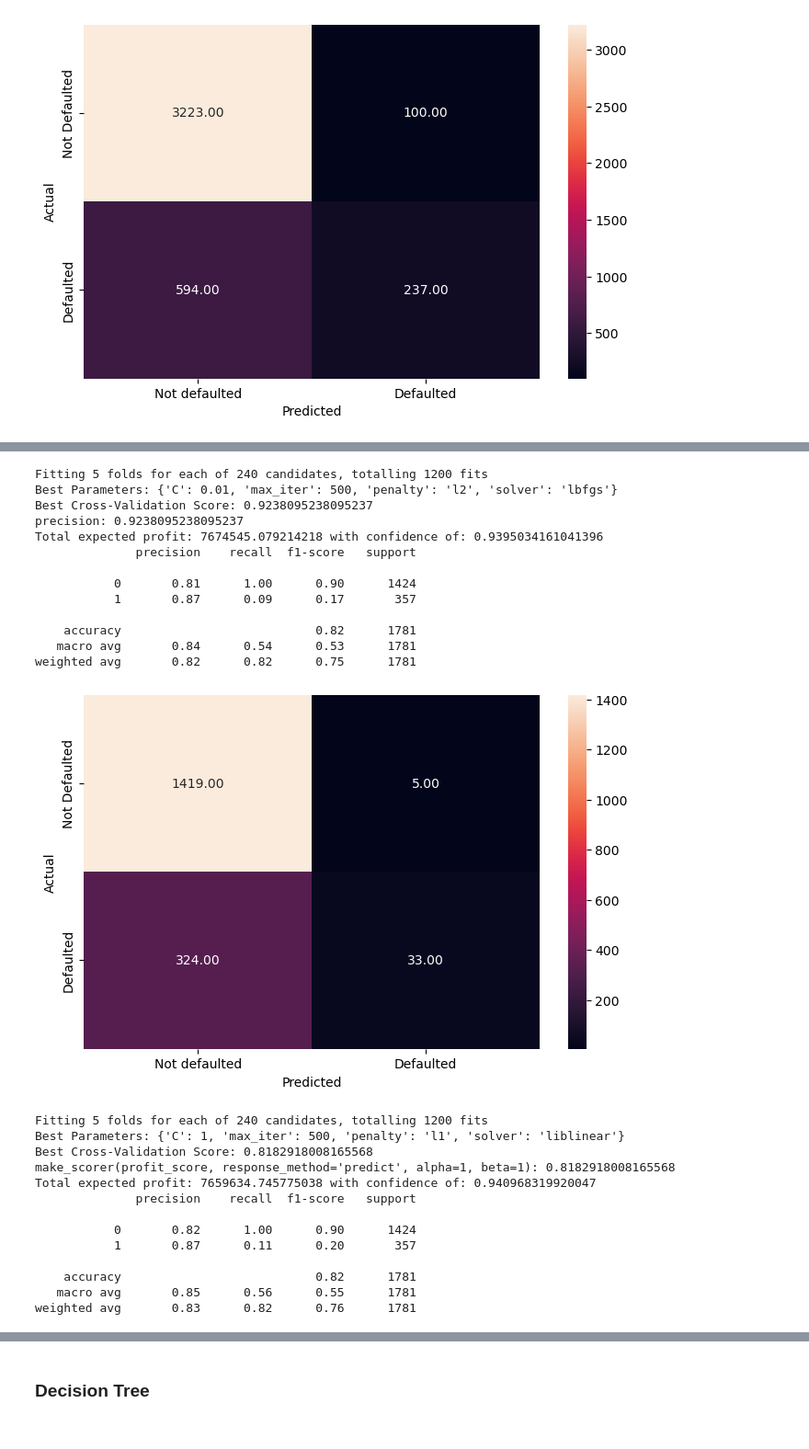
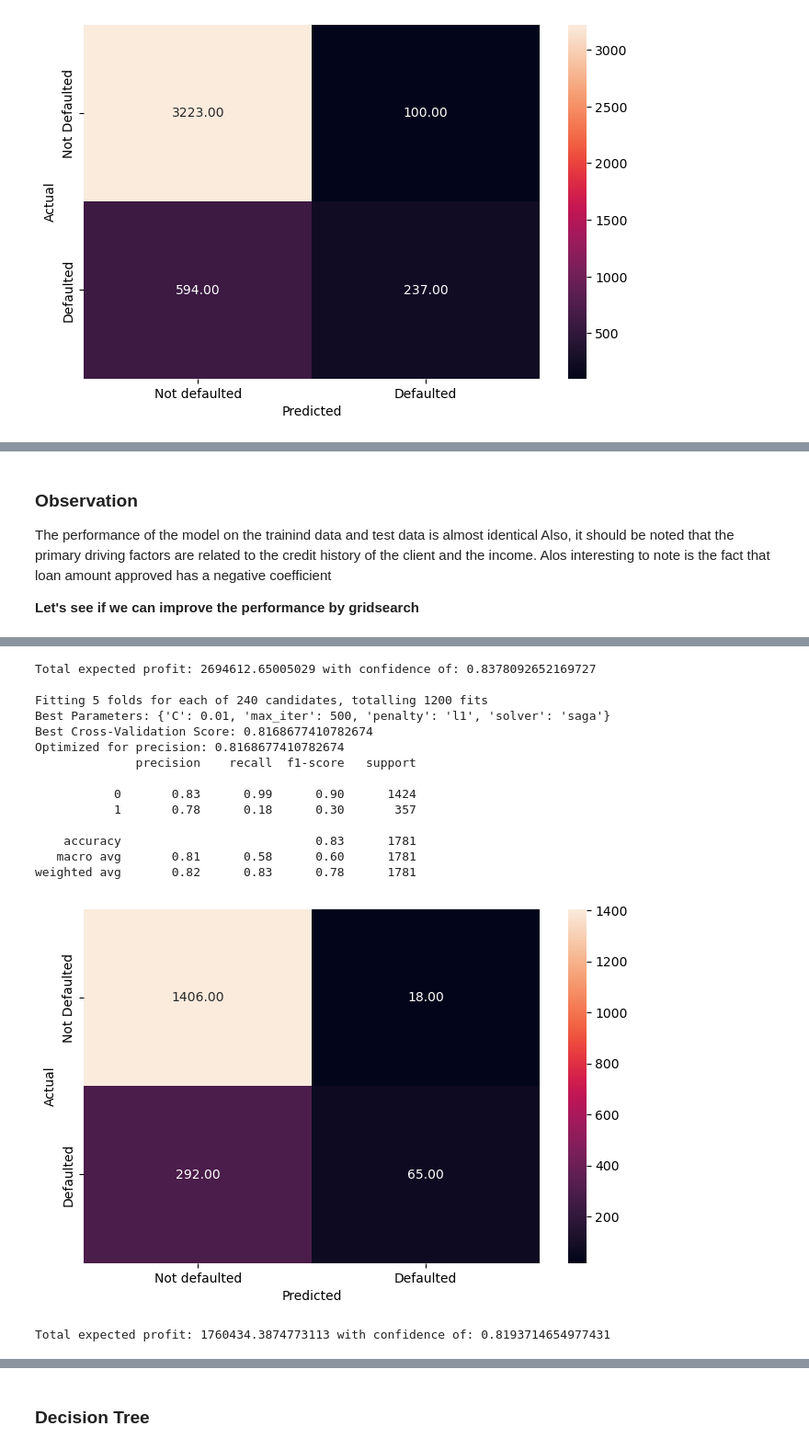
Before and after one commit to vmagar1729/analytiqbit, a Jupyter notebook: notebooks/Capstone_Project_Reference_Notebook_Loan_Default_Prediction_Full_Code.ipynb, the cells around one changed output, grey strips where cells are left out. Shown at 92% size. Cells and saved outputs as stored; diff of their text form; code cells hidden in the pictures.

Commit message:
All modeling complete. Comments and other stuff TBD

```diff
--- a/notebooks/Capstone_Project_Reference_Notebook_Loan_Default_Prediction_Full_Code.ipynb
+++ b/notebooks/Capstone_Project_Reference_Notebook_Loan_Default_Prediction_Full_Code.ipynb
@@ -1472,6 +1562,9 @@ X_scaled = pd.DataFrame(X_scaled, columns = X.columns)
 # %%
 # Create the training anb testing datasets
 x_train, x_test, y_train, y_test = train_test_split(X_scaled, Y, test_size = 0.3, random_state = 1, stratify = Y)
+# Reset index of test set for alignment
+x_test = x_test.reset_index(drop=True)
+y_test = y_test.reset_index(drop=True)
 # %% [markdown]
 #### Confusion Matrix
 # %% [markdown]
@@ -1518,0 +1634,4 @@ LogisticRegression()
+# %%
+# Fit logistic regression model to training data with default parameters except solver = liblinear, since liblinear solver is optimized for linear problems with small datasets and binary classification
+lg = LogisticRegression(verbose=1, solver='liblinear', random_state=1)
+lg.fit(x_train, y_train)
@@ -1555,5 +1683,0 @@ weighted avg       0.82      0.84      0.80      1781
-# %%
-# Fitting the logistic regression model
-lg_weighted = LogisticRegression(class_weight={0: 4.0, 1: 1.0})
-
-lg_weighted.fit(x_train, y_train)
@@ -1576,12 +1683,0 @@ weighted avg       0.83      0.82      0.76      4154
-# %%
-# Checking the performance on the test data
-pred_prob_weighted = lg_weighted.predict_proba(X_scaled)
-default_model['prob_default'] = pred_prob_weighted[:, 1]  # Add predictions to the original dataset
-# Calculate profit and loss for the tailored dataset
-
-profit, confidence = calculate_expected_with_confidence(default_model, 'loan_amount_approved')
-print("Total expected profit:", profit, 'with confidence of:', confidence)
-
-# Checking the performance on the training data
-y_pred_test_weighted = lg_weighted.predict(x_test)
-metrics_score(y_test, y_pred_test_weighted)
@@ -1599,6 +1713,12 @@ weighted avg       0.83      0.82      0.76      1781
+# %% [markdown]
+### Observation
+The performance of the model on the trainind data and test data is almost identical
+Also, it should be noted that the primary driving factors are related to the credit history of the client and the income. Alos interesting to note is the fact that loan amount approved has a negative coefficient
+
+**Let's see if we can improve the performance by gridsearch**
 # %%
 # Define the model
-log_reg = LogisticRegression(class_weight={0: 4.0, 1: 1.0})
+log_reg = LogisticRegression(random_state=1)
 
 # Define the parameter grid to search over
 param_grid = {
@@ -1609,7 +1729,7 @@ param_grid = {
 }
 
 # Define scoring metric
-optimum = ['accuracy', 'f1', 'recall', 'precision', profit_scorer]
+optimum = ['accuracy', 'f1', 'recall', 'precision']
 
 for opt in optimum:
     # Set up GridSearchCV
@@ -1636,15 +1756,15 @@ for opt in optimum:
     best_model = grid_search.best_estimator_
     best_model.fit(x_train, y_train)
     test_accuracy = best_model.score(x_test, y_test)
-    print(f"{opt}:", grid_search.best_score_)
+    print(f"Optimized for {opt}:", grid_search.best_score_)
+
+    y_grid = best_model.predict(x_test)
+    metrics_score(y_test, y_grid)
 
     pred_prob_best = best_model.predict_proba(X_scaled)
     default_model['prob_default'] = pred_prob_best[:, 1] # Add predictions to the original dataset
 
     profit, confidence = calculate_expected_with_confidence(default_model, 'loan_amount_approved')
-    print("Total expected profit:", profit, 'with confidence of:', confidence)
-
-    y_grid = best_model.predict(x_test)
-    metrics_score(y_test, y_grid)
+    print("Total expected profit:", profit, 'with confidence of:', confidence, '\n')
 # %% [output]
 Fitting 5 folds for each of 240 candidates, totalling 1200 fits
@@ -1692,27 +1813,16 @@ weighted avg       0.83      0.82      0.76      1781
+Total expected profit: 2694612.65005029 with confidence of: 0.8378092652169727
+
 Fitting 5 folds for each of 240 candidates, totalling 1200 fits
-Best Parameters: {'C': 0.01, 'max_iter': 500, 'penalty': 'l2', 'solver': 'lbfgs'}
-Best Cross-Validation Score: 0.9238095238095237
-precision: 0.9238095238095237
-Total expected profit: 7674545.079214218 with confidence of: 0.9395034161041396
+Best Parameters: {'C': 0.01, 'max_iter': 500, 'penalty': 'l1', 'solver': 'saga'}
+Best Cross-Validation Score: 0.8168677410782674
+Optimized for precision: 0.8168677410782674
               precision    recall  f1-score   support
 
-           0       0.81      1.00      0.90      1424
-           1       0.87      0.09      0.17       357
+           0       0.83      0.99      0.90      1424
+           1       0.78      0.18      0.30       357
 
-    accuracy                           0.82      1781
-   macro avg       0.84      0.54      0.53      1781
-weighted avg       0.82      0.82      0.75      1781
+    accuracy                           0.83      1781
+   macro avg       0.81      0.58      0.60      1781
+weighted avg       0.82      0.83      0.78      1781
-[figure, old version]
+[figure, new version]
-Fitting 5 folds for each of 240 candidates, totalling 1200 fits
-Best Parameters: {'C': 1, 'max_iter': 500, 'penalty': 'l1', 'solver': 'liblinear'}
-Best Cross-Validation Score: 0.8182918008165568
-make_scorer(profit_score, response_method='predict', alpha=1, beta=1): 0.8182918008165568
-Total expected profit: 7659634.745775038 with confidence of: 0.940968319920047
-              precision    recall  f1-score   support
-
-           0       0.82      1.00      0.90      1424
-           1       0.87      0.11      0.20       357
-
-    accuracy                           0.82      1781
-   macro avg       0.85      0.56      0.55      1781
-weighted avg       0.83      0.82      0.76      1781
+Total expected profit: 1760434.3874773113 with confidence of: 0.8193714654977431
```
Also changed, not shown: parts of 46 cells of this notebook, 1 other file.
